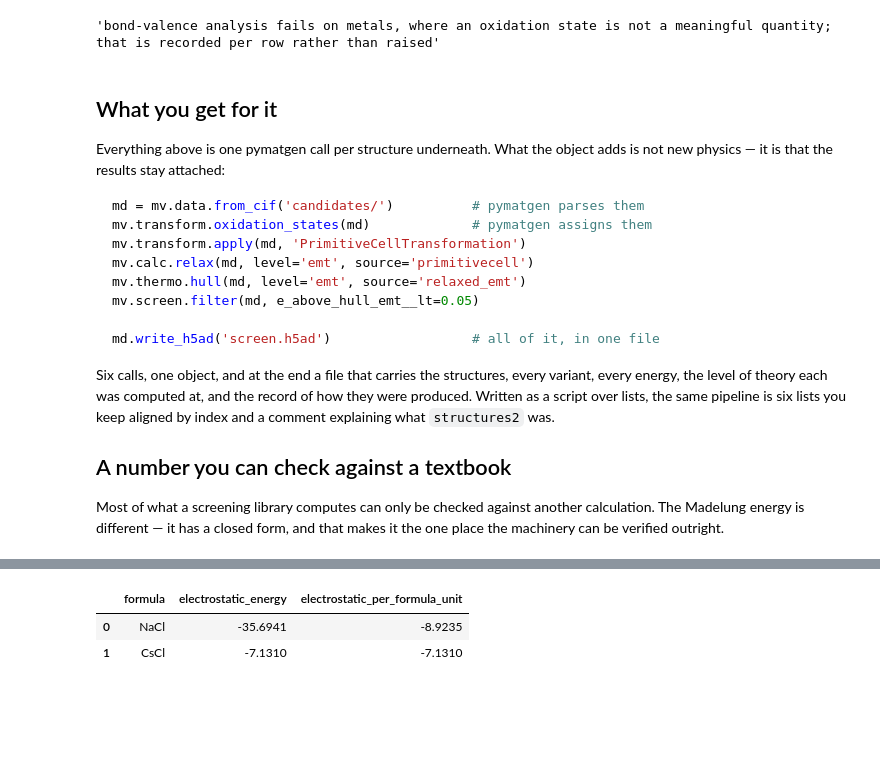
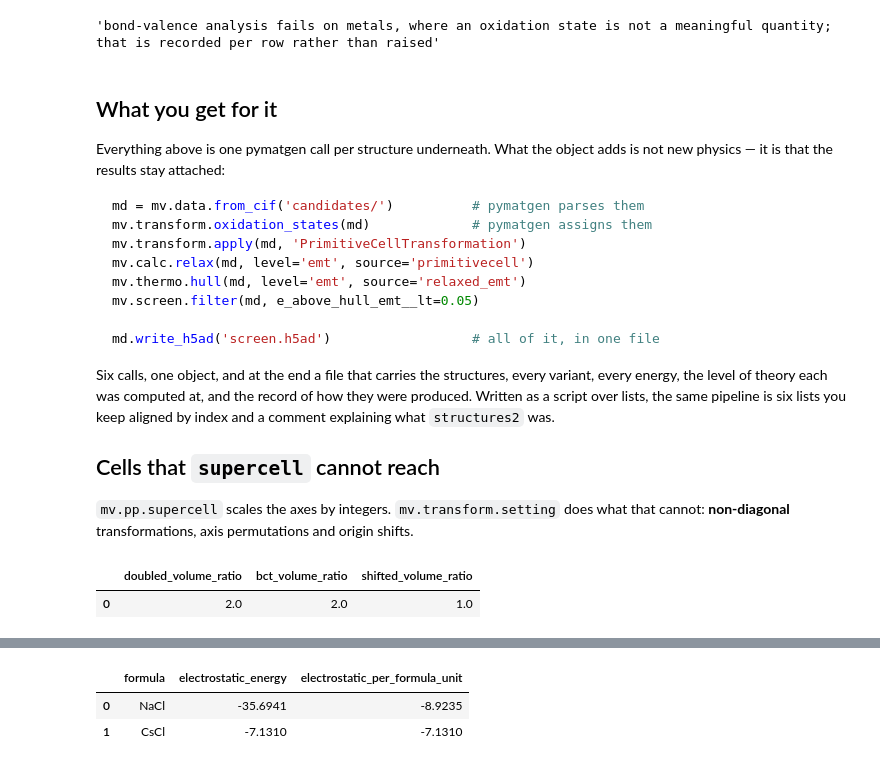
Before and after one commit to omicverse/matverse, a Jupyter notebook: matverse_guide/docs/tutorials/from_pymatgen.ipynb, the cells around one changed output, grey strips where cells are left out. Drawn from its saved outputs; the diff is of its cells as text; code cells hidden in the pictures; blank space fills up the shorter version.

```diff
--- a/matverse_guide/docs/tutorials/from_pymatgen.ipynb
+++ b/matverse_guide/docs/tutorials/from_pymatgen.ipynb
@@ -315,8 +315,22 @@ of how they were produced. Written as a script over lists, the same pipeline is
 six lists you keep aligned by index and a comment explaining what `structures2`
 was.
 
-## A number you can check against a textbook
+## Cells that `supercell` cannot reach
 
-Most of what a screening library computes can only be checked against another
-calculation. The Madelung energy is different — it has a closed form, and that
-makes it the one place the machinery can be verified outright.
+`mv.pp.supercell` scales the axes by integers. `mv.transform.setting` does what
+that cannot: **non-diagonal** transformations, axis permutations and origin
+shifts.
+# %%
+box = mv.data.from_structures([Structure(Lattice.orthorhombic(3., 4., 5.),
+                                         ["Cu"], [[0, 0, 0]])])
+mv.pp.describe(box)
+
+for spec, key in [("2a,b,c;0,0,0", "doubled"),
+                  ("a+b,a-b,c;0,0,0", "bct"),
+                  ("a,b,c;1/2,0,0", "shifted")]:
+    mv.transform.setting(box, spec, key_added=key)
+
+box.obs[[c for c in box.obs.columns if c.endswith("volume_ratio")]].round(3)
+# %% [output]
+|  | doubled_volume_ratio | bct_volume_ratio | shifted_volume_ratio |
+| 0 | 2.0 | 2.0 | 1.0 |
```
Also changed, not shown: parts of 2 cells of this notebook, 10 other files.
